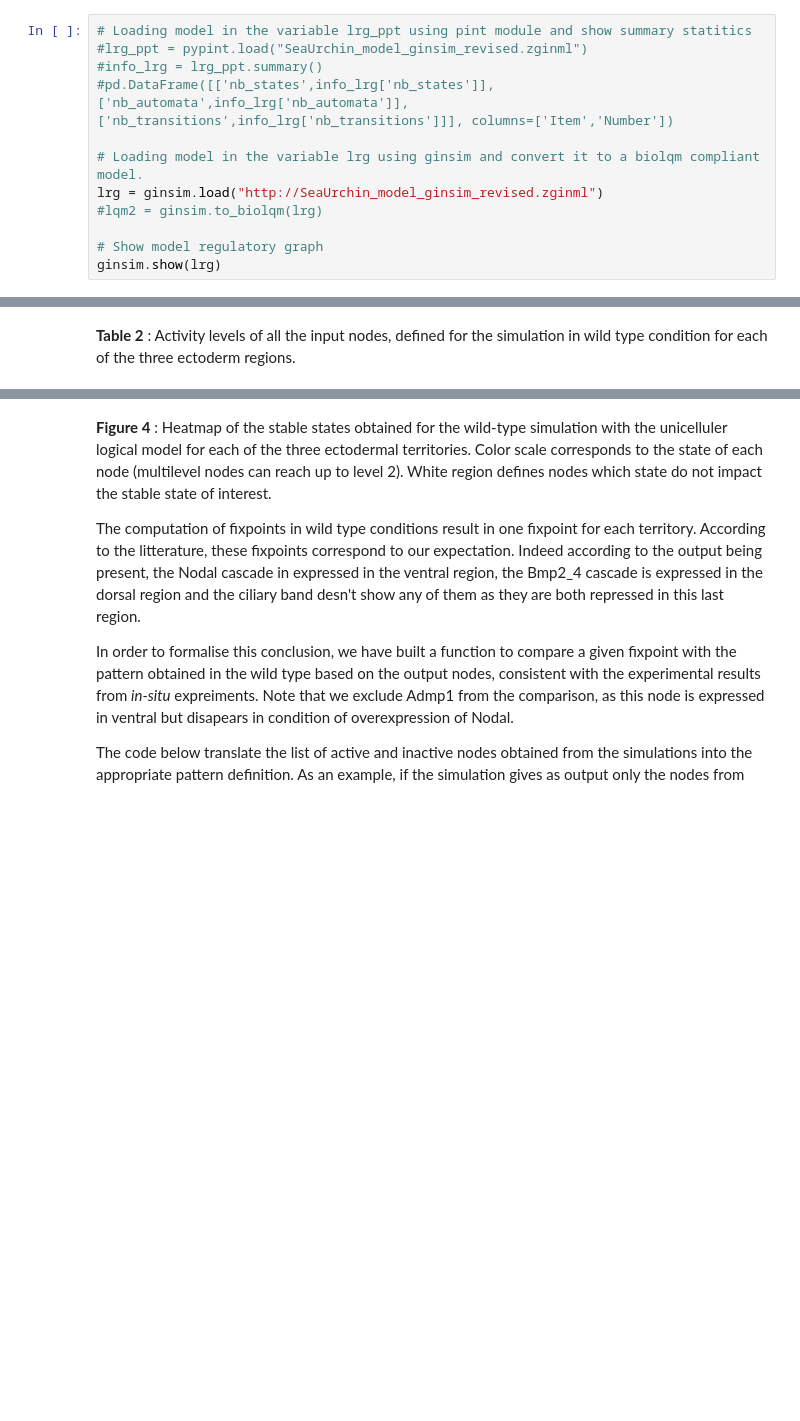
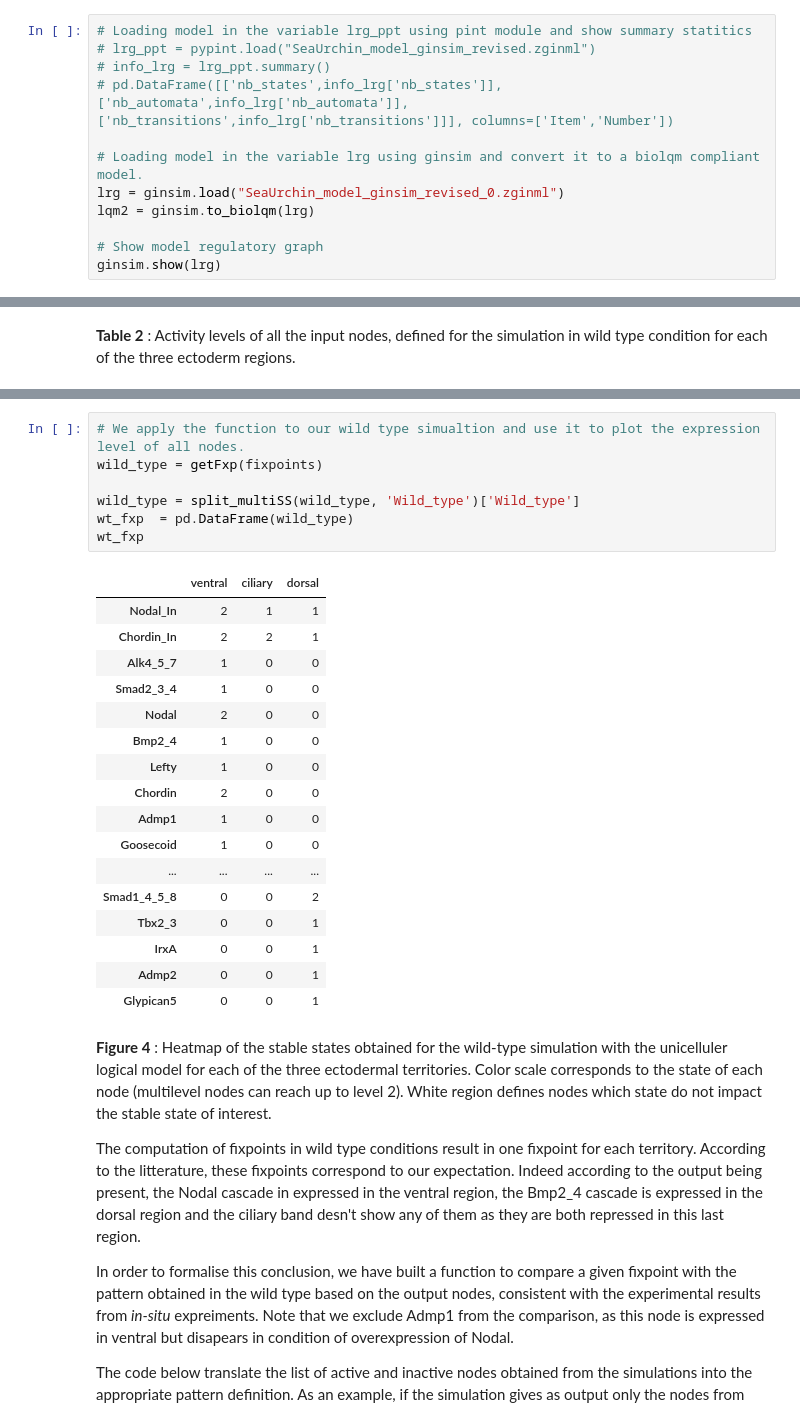
Before and after one commit to ozlembahar/devo-logic, a Jupyter notebook: Ginsim/notebooks-example-models/flochlay_jupyter_notebook.ipynb, the cells around one changed output, grey strips where cells are left out. Saved outputs shown, nothing was run; the diff lists cells and outputs as text; blank space fills up the shorter version.

```diff
--- a/Ginsim/notebooks-example-models/flochlay_jupyter_notebook.ipynb
+++ b/Ginsim/notebooks-example-models/flochlay_jupyter_notebook.ipynb
@@ -59,13 +61,13 @@ At this point, it is available in the local computer memory as [SeaUrchin_model_
 The pint module allows us to have summary information about the model as the number of nodes, the number of states and possible transitions. The following code display the model and some summary statistics.
 # %%
 # Loading model in the variable lrg_ppt using pint module and show summary statitics
-#lrg_ppt = pypint.load("SeaUrchin_model_ginsim_revised.zginml")
-#info_lrg = lrg_ppt.summary()
-#pd.DataFrame([['nb_states',info_lrg['nb_states']],['nb_automata',info_lrg['nb_automata']],['nb_transitions',info_lrg['nb_transitions']]], columns=['Item','Number'])
+# lrg_ppt = pypint.load("SeaUrchin_model_ginsim_revised.zginml")
+# info_lrg = lrg_ppt.summary()
+# pd.DataFrame([['nb_states',info_lrg['nb_states']],['nb_automata',info_lrg['nb_automata']],['nb_transitions',info_lrg['nb_transitions']]], columns=['Item','Number'])
 
 # Loading model in the variable lrg using ginsim and convert it to a biolqm compliant model.
-lrg = ginsim.load("http://SeaUrchin_model_ginsim_revised.zginml")
-#lqm2 = ginsim.to_biolqm(lrg)
+lrg = ginsim.load("SeaUrchin_model_ginsim_revised_0.zginml")
+lqm2 = ginsim.to_biolqm(lrg)
 
 # Show model regulatory graph
 ginsim.show(lrg)
@@ -297,3 +322,28 @@ sns.clustermap(wt_fxp.dropna(0),  metric='euclidean', col_cluster=False, ytickla
+# %%
+# We apply the function to our wild type simualtion and use it to plot the expression level of all nodes.
+wild_type = getFxp(fixpoints)
+
+wild_type = split_multiSS(wild_type, 'Wild_type')['Wild_type']
+wt_fxp  = pd.DataFrame(wild_type)
+wt_fxp
+# %% [output]
+|  | ventral | ciliary | dorsal |
+| Nodal_In | 2 | 1 | 1 |
+| Chordin_In | 2 | 2 | 1 |
+| Alk4_5_7 | 1 | 0 | 0 |
+| Smad2_3_4 | 1 | 0 | 0 |
+| Nodal | 2 | 0 | 0 |
+| Bmp2_4 | 1 | 0 | 0 |
+| Lefty | 1 | 0 | 0 |
+| Chordin | 2 | 0 | 0 |
+| Admp1 | 1 | 0 | 0 |
+| Goosecoid | 1 | 0 | 0 |
+| ... | ... | ... | ... |
+| Smad1_4_5_8 | 0 | 0 | 2 |
+| Tbx2_3 | 0 | 0 | 1 |
+| IrxA | 0 | 0 | 1 |
+| Admp2 | 0 | 0 | 1 |
+| Glypican5 | 0 | 0 | 1 |
 # %% [markdown]
 **Figure 4** : Heatmap of the stable states obtained for the wild-type simulation with the unicelluler logical model for each of the three ectodermal territories. Color scale corresponds to the state of each node (multilevel nodes can reach up to level 2). White region defines nodes which state do not impact the stable state of interest.
 
```
Also changed, not shown: parts of 15 cells of this notebook, 6 other files.
